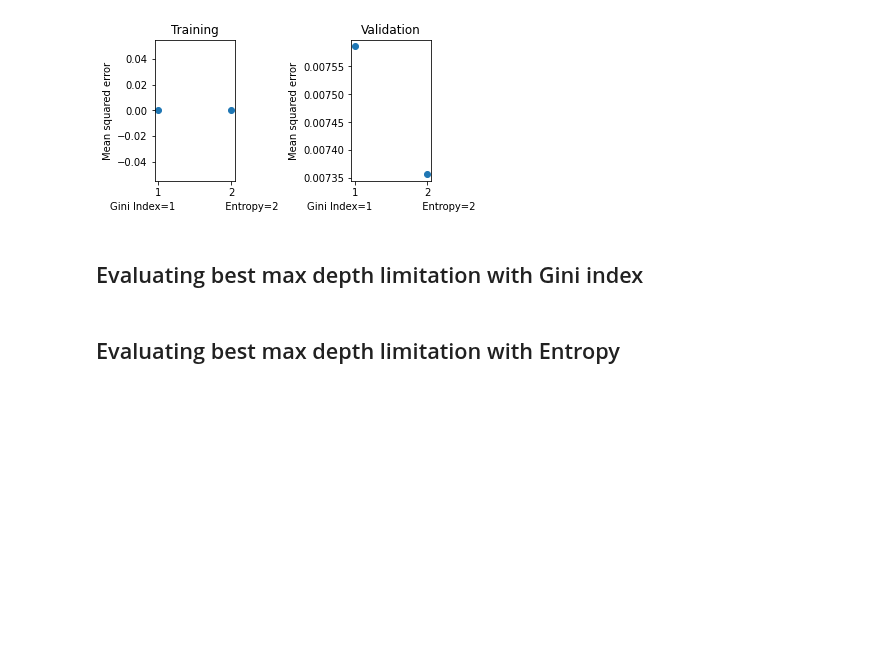
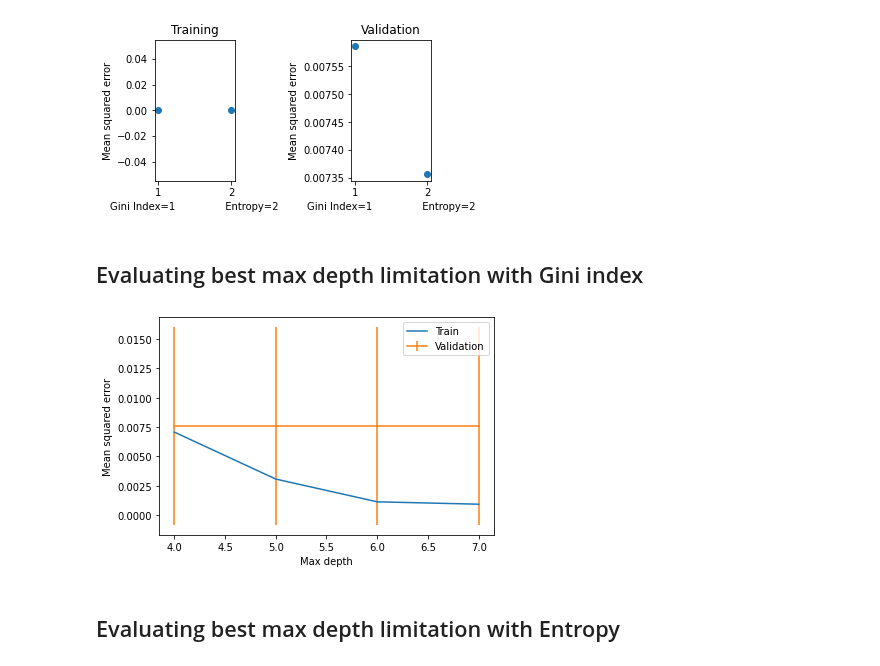
Before and after one commit to emmacona/COMP551-A1-KNN-and-Decision-tree-optimization, a Jupyter notebook: dataset-2.ipynb, the cells around one changed output. Cells and saved outputs as stored; diff of their text form; code cells hidden in the pictures; blank space fills up the shorter version.

Commit message:
added max depth eval with both gini and entropy

```diff
--- a/dataset-2.ipynb
+++ b/dataset-2.ipynb
@@ -298,2 +295,28 @@ plt.show()
+# %%
+from sklearn import tree
+
+max_depth=range(4,8)
+
+err_train,err_valid = np.zeros(len(max_depth)), np.zeros((len(max_depth), num_folds))
+
+#Evaluating value for max depth
+for i, d in enumerate(max_depth):
+    #Find the validation errors for num_folds splits for a given K
+    model = tree.DecisionTreeClassifier(criterion='gini',max_depth=d)
+    model = model.fit(x_train2, y_train2)
+    err_train[i]= loss(y_train2, model.predict(x_train2))
+    for f, (tr, val) in enumerate(cross_validate(n_val, num_folds)):
+        model = tree.DecisionTreeClassifier(criterion='gini',max_depth=d)
+        model = model.fit(x_val2[tr,:], y_val2[tr])
+        err_valid[i, f] = loss(y_val2[val], model.predict(x_val2[val]))
+
+plt.plot(max_depth, err_train,  label='Train')
+plt.errorbar(max_depth, np.mean(err_valid, axis=1), np.std(err_valid, axis=1), label='Validation')
+plt.legend()
+plt.xlabel('Max depth')
+plt.ylabel('Mean squared error')
+plt.show()
+# %% [output]
+[figure, added]
 # %% [markdown]
 ## Evaluating best max depth limitation with Entropy
```
Also changed, not shown: parts of 4 cells of this notebook.
